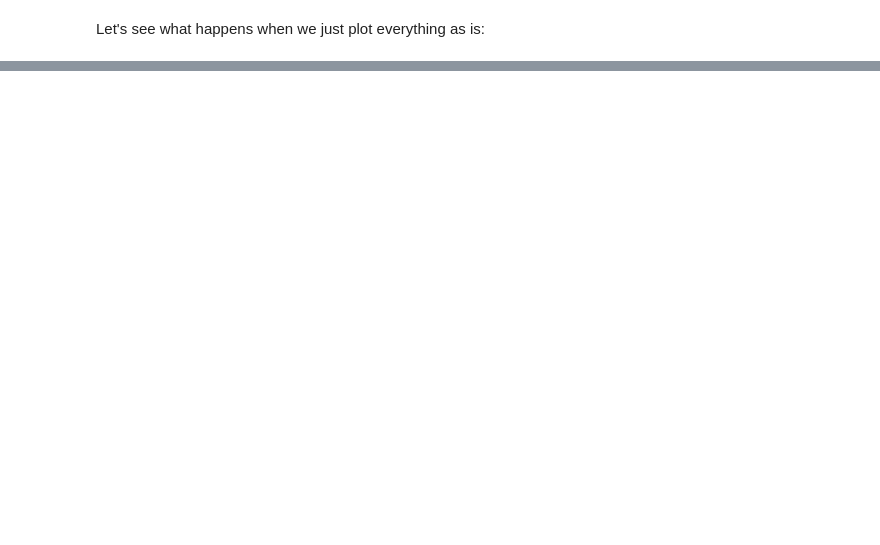
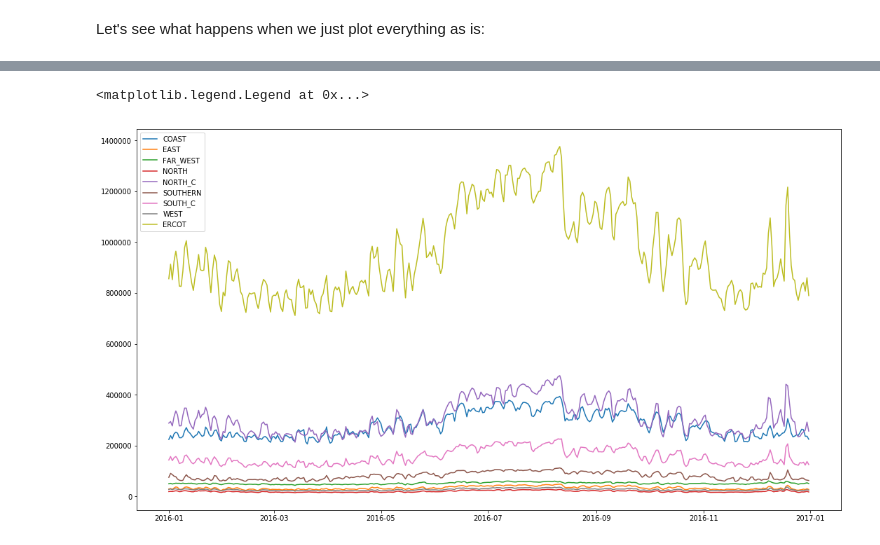
Before and after one commit to ewoodbury/dss-electrical-grid, a Jupyter notebook: 02 - Exploratory Data Analysis.ipynb, the cells around one changed output, grey strips where cells are left out. Cells and saved outputs as stored; diff of their text form; code cells hidden in the pictures; blank space fills up the shorter version.

```diff
--- a/02 - Exploratory Data Analysis.ipynb
+++ b/02 - Exploratory Data Analysis.ipynb
@@ -85,0 +59,11 @@ cons_2016.columns.tolist()
+# %%
+cons_2016_m = pd.DataFrame(columns = cons_2016.columns.tolist()) #Initialize empty df with sales_amount column
+
+
+for month in range(1,13):
+    for day in range(1,32):
+        try:
+            date = dt.datetime(2016,month,day,0,0,0)
+            cons_2016_m.loc[dt.datetime(2016,month,day,0,0,0)] = cons_2016[(cons_2016.index.year == 2016) & (cons_2016.index.month == month) & (cons_2016.index.day == day)].sum()
+        except:
+            continue
@@ -85,0 +79,7 @@ cons_2016.columns.tolist()
+# %%
+for i in cons_2016_m.columns.tolist():
+    plt.plot(cons_2016_m[i])
+plt.legend()
+# %% [output]
+<matplotlib.legend.Legend at 0x...>
+[figure, added]
```
Also changed, not shown: parts of 26 cells of this notebook, 1 other file.
